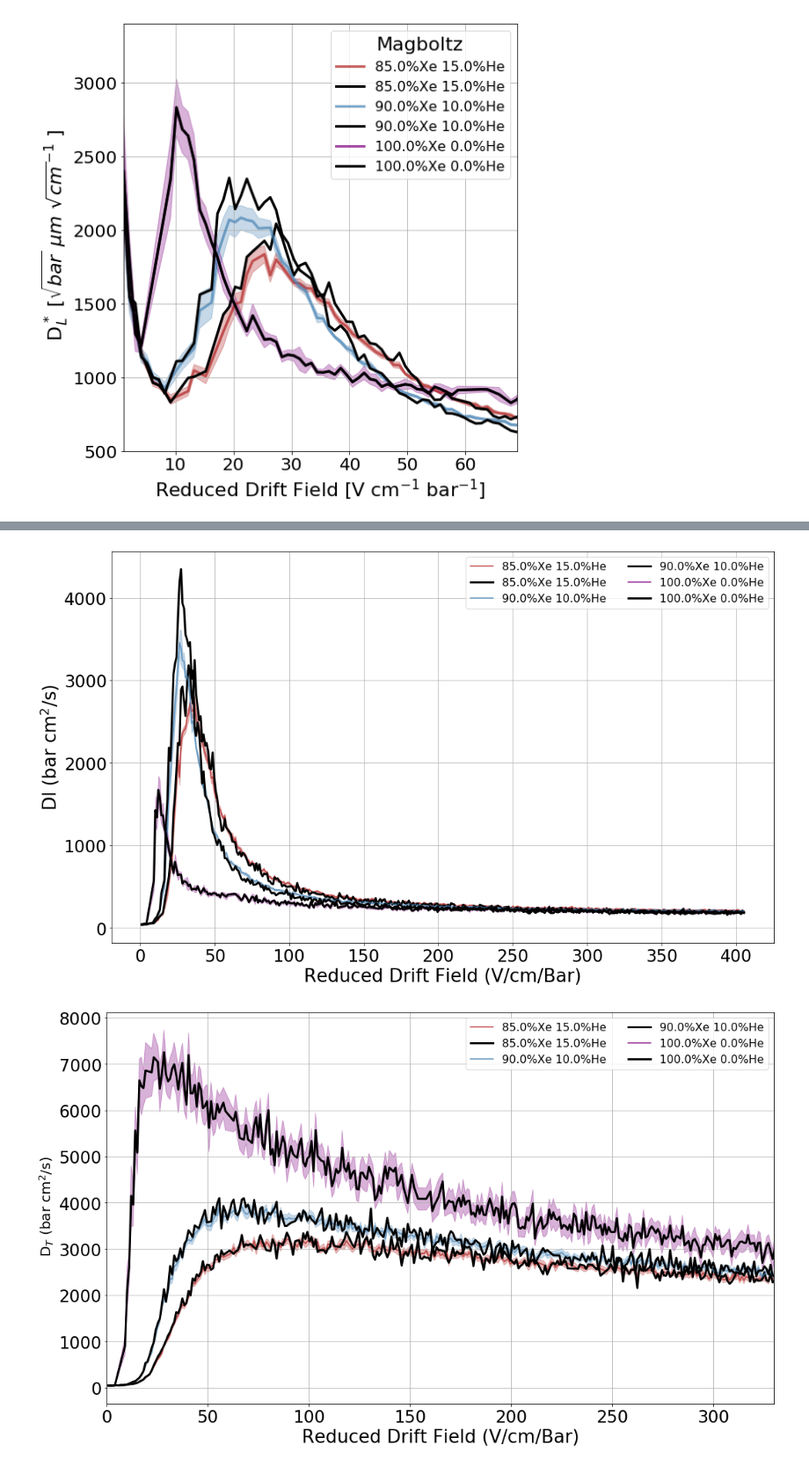
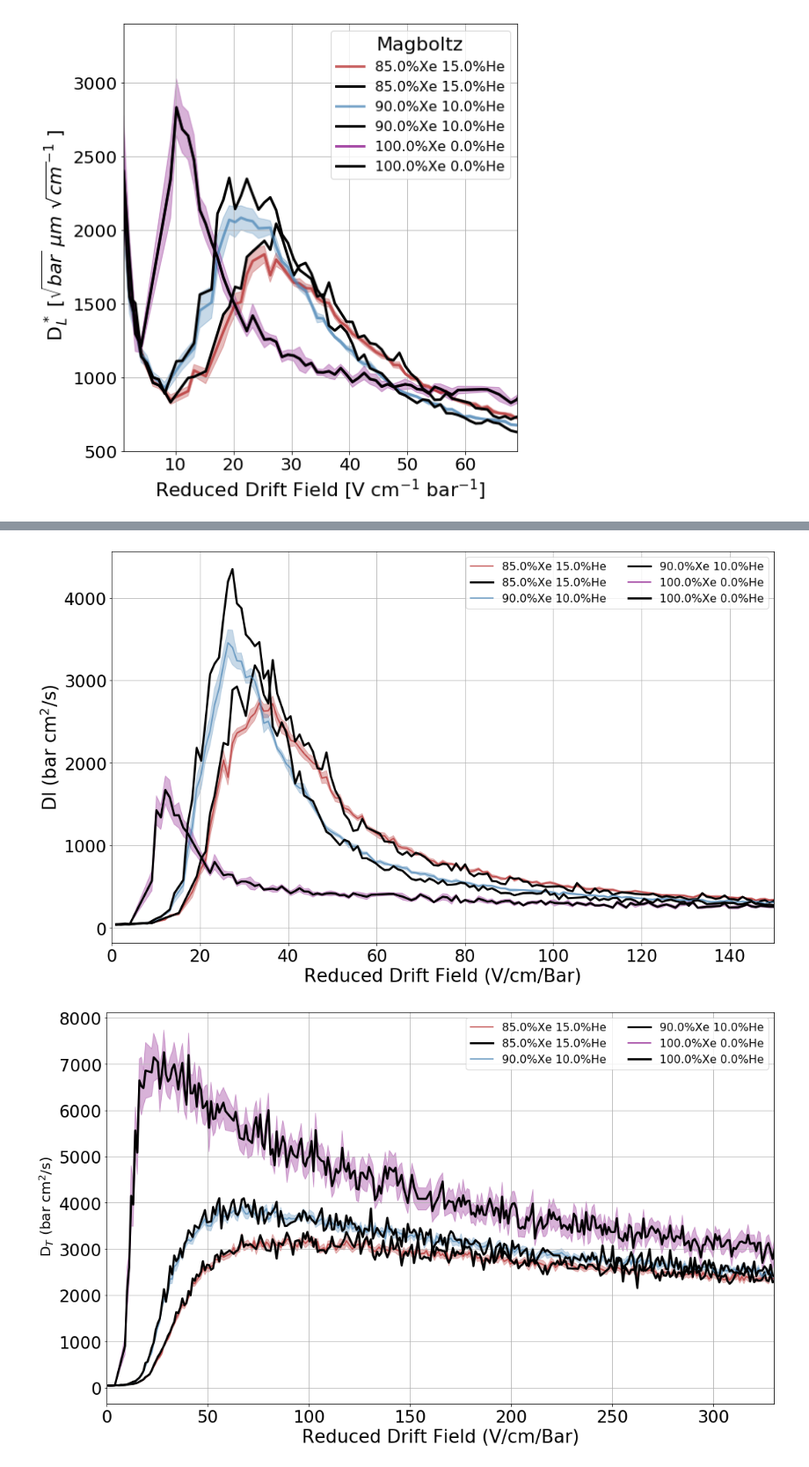
Before and after one commit to AustinMcDonald/GasMixXeHeAr, a Jupyter notebook: MagBoltz-XeHe-Special.ipynb, the cells around one changed output, grey strips where cells are left out. Shown: that part at 88% size. Drawn from its saved outputs; the diff is of its cells as text; code cells hidden in the pictures.

```diff
--- a/MagBoltz-XeHe-Special.ipynb
+++ b/MagBoltz-XeHe-Special.ipynb
@@ -138,32 +138,32 @@ plt.show()
 # %%
 plt.figure(figsize=(15,9))
 
 for x in range(0,len(mm)):
 #for x in [4]:
     X,Y,Yer,lab = MB_DL(mm,x)
     plt.plot(X,Y,linewidth=2,alpha=0.7,label=lab,color=COL[x])
     plt.fill_between(X,Y+Yer,Y-Yer,alpha=0.3,color=COL[x])
 
     X,Y,Yer,lab = MB_DL(mms,x)
     plt.plot(X,Y,linewidth=3,alpha=1,label=lab,color='k')
 
 plt.xlabel(r'Reduced Drift Field (V/cm/Bar)',fontsize=26)
 plt.ylabel(r'Dl (bar cm$^2$/s)',fontsize=26)
 plt.xticks(fontsize=24)
 plt.yticks(fontsize=24)
 #plt.xticks(np.arange(0, 400, 50.0))
 plt.grid()
 plt.legend(loc='upper right',fontsize=16,ncol=2)
 plt.tight_layout()
 #plt.ylim(0,5.8)
 #plt.ylim(0,2)
 #plt.semilogx()
-#plt.xlim(0,330)
+plt.xlim(0,150)
 #plt.savefig("/Users/austinmcdonald/Desktop/GAS_controversy/MB-DL"+".pdf")
 
 plt.show()
 # %% [output]
-[figure, old version]
+[figure, new version]
 # %%
 plt.figure(figsize=(15,9))
 
```
Also changed, not shown: parts of 2 cells of this notebook, 6 other files.
